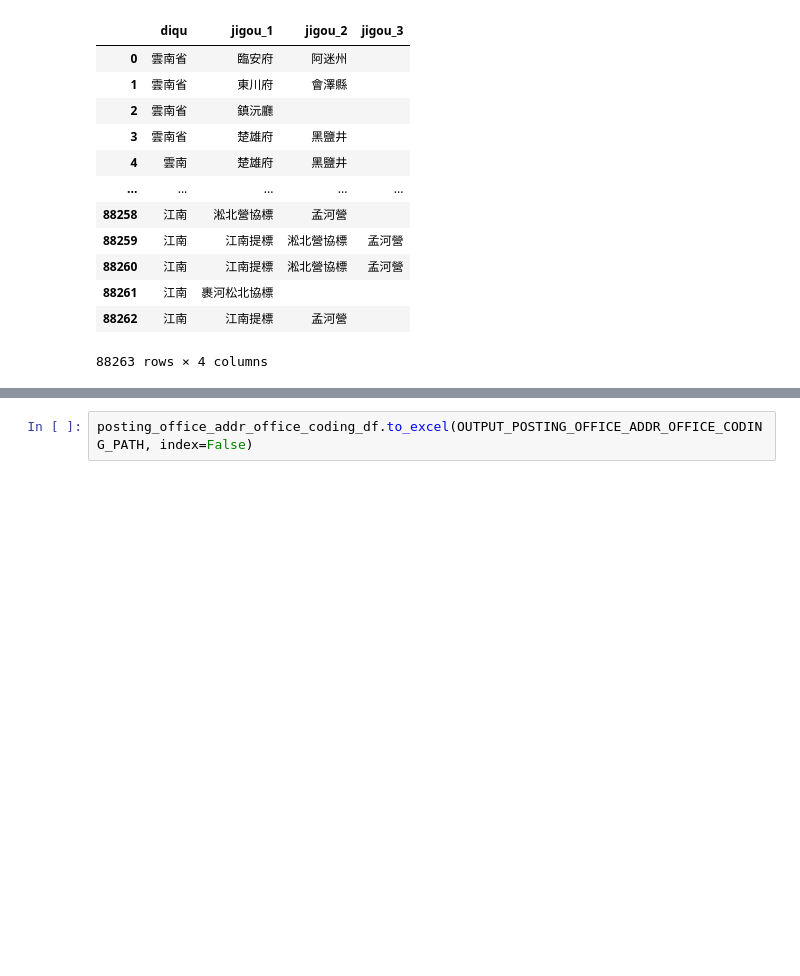
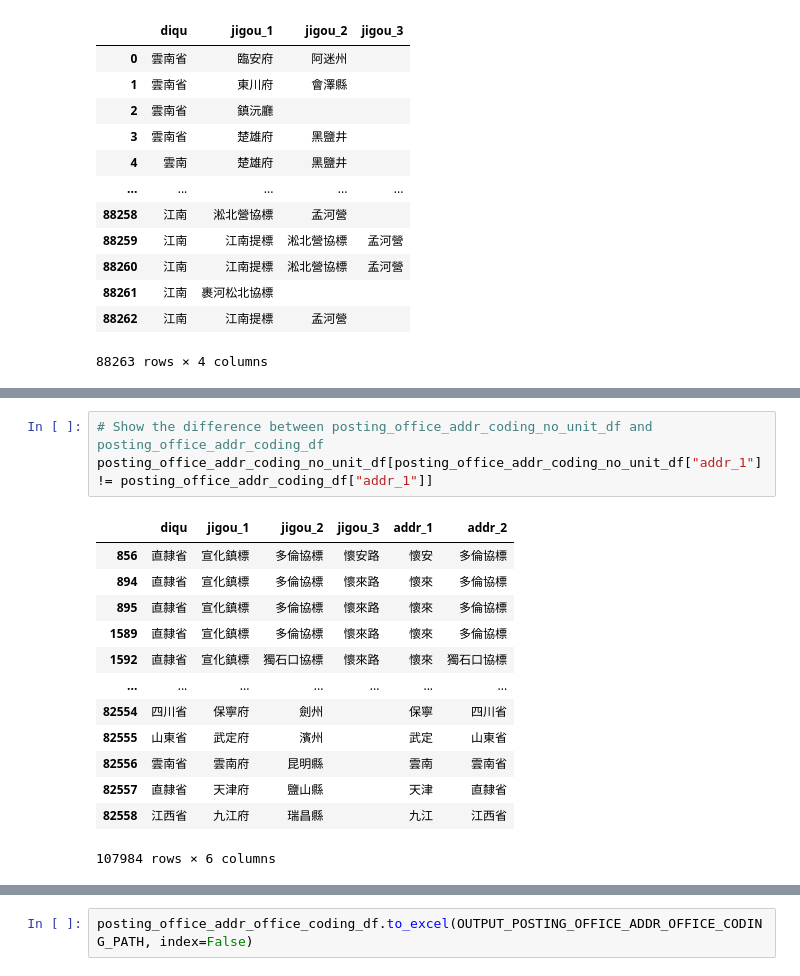
Before and after one commit to cbdb-project/Jinshenlu-20240725-Han-persons-not-in-CBDB_Hongsu, a Jupyter notebook: 5 Create the data for coding/create-data-for-office-coding-2-create-data.ipynb, the cells around one changed output, grey strips where cells are left out. Saved outputs shown, nothing was run; the diff lists cells and outputs as text; blank space fills up the shorter version.

```diff
--- a/5 Create the data for coding/create-data-for-office-coding-2-create-data.ipynb
+++ b/5 Create the data for coding/create-data-for-office-coding-2-create-data.ipynb
@@ -187,0 +239,17 @@ posting_office_addr_coding_df
+# %%
+# Show the difference between posting_office_addr_coding_no_unit_df and posting_office_addr_coding_df
+posting_office_addr_coding_no_unit_df[posting_office_addr_coding_no_unit_df["addr_1"] != posting_office_addr_coding_df["addr_1"]]
+# %% [output]
+|  | diqu | jigou_1 | jigou_2 | jigou_3 | addr_1 | addr_2 |
+| 856 | 直隸省 | 宣化鎮標 | 多倫協標 | 懷安路 | 懷安 | 多倫協標 |
+| 894 | 直隸省 | 宣化鎮標 | 多倫協標 | 懷來路 | 懷來 | 多倫協標 |
+| 895 | 直隸省 | 宣化鎮標 | 多倫協標 | 懷來路 | 懷來 | 多倫協標 |
+| 1589 | 直隸省 | 宣化鎮標 | 多倫協標 | 懷來路 | 懷來 | 多倫協標 |
+| 1592 | 直隸省 | 宣化鎮標 | 獨石口協標 | 懷來路 | 懷來 | 獨石口協標 |
+| ... | ... | ... | ... | ... | ... | ... |
+| 82554 | 四川省 | 保寧府 | 劍州 |  | 保寧 | 四川省 |
+| 82555 | 山東省 | 武定府 | 濱州 |  | 武定 | 山東省 |
+| 82556 | 雲南省 | 雲南府 | 昆明縣 |  | 雲南 | 雲南省 |
+| 82557 | 直隸省 | 天津府 | 鹽山縣 |  | 天津 | 直隸省 |
+| 82558 | 江西省 | 九江府 | 瑞昌縣 |  | 九江 | 江西省 |
+107984 rows × 6 columns
```
Also changed, not shown: parts of 11 cells of this notebook, 3 other files.
